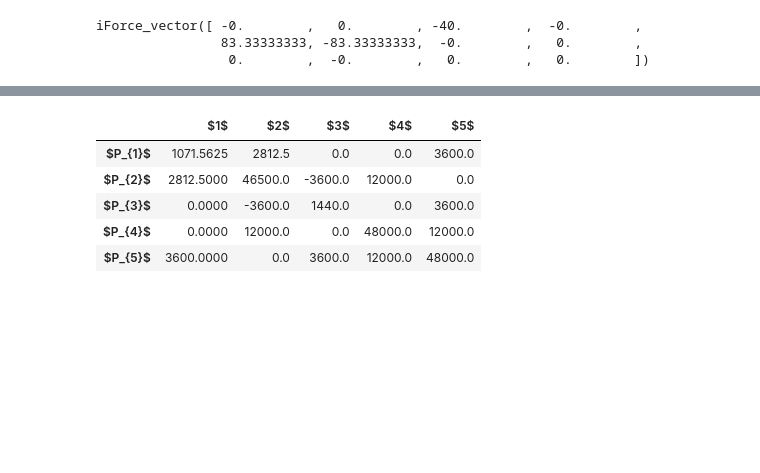
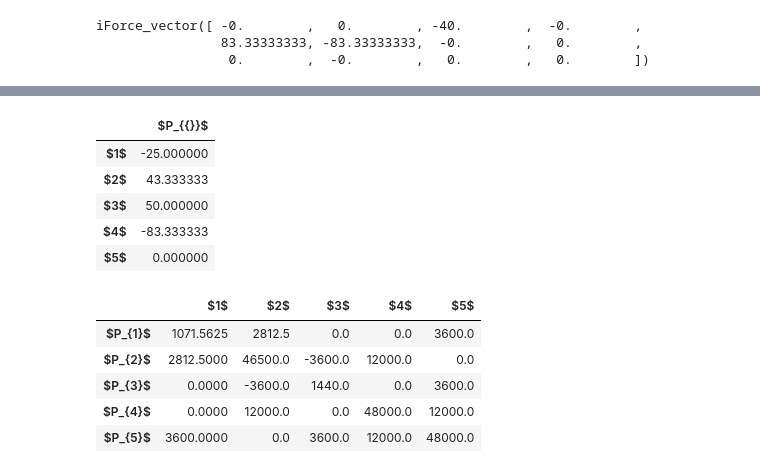
Before and after one commit to claudioperez/anabel, a Jupyter notebook: _examples/structuralAnalysis/220_Ex10_3r.ipynb, the cells around one changed output, grey strips where cells are left out. Drawn from its saved outputs; the diff is of its cells as text; code cells hidden in the pictures; blank space fills up the shorter version.

```diff
--- a/_examples/structuralAnalysis/220_Ex10_3r.ipynb
+++ b/_examples/structuralAnalysis/220_Ex10_3r.ipynb
@@ -67,4 +73,11 @@ NameError: name 'component' is not defined
 # %%
-P0 = B.f@Q0 + P.wf
+P0 = B.f@Q0 + Pw.f
 P0
+# %% [output]
+|  | $P_{{}}$ |
+| $1$ | -25.000000 |
+| $2$ | 43.333333 |
+| $3$ | 50.000000 |
+| $4$ | -83.333333 |
+| $5$ | 0.000000 |
 # %%
```
Also changed, not shown: parts of 11 cells of this notebook, 3 other files.
